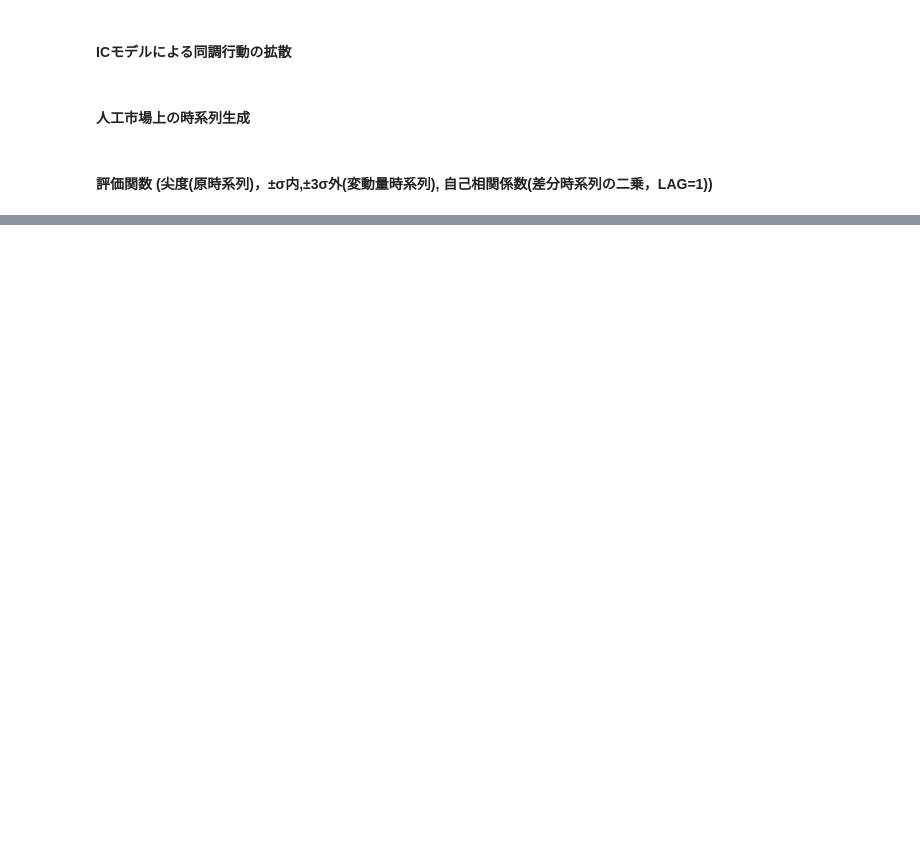
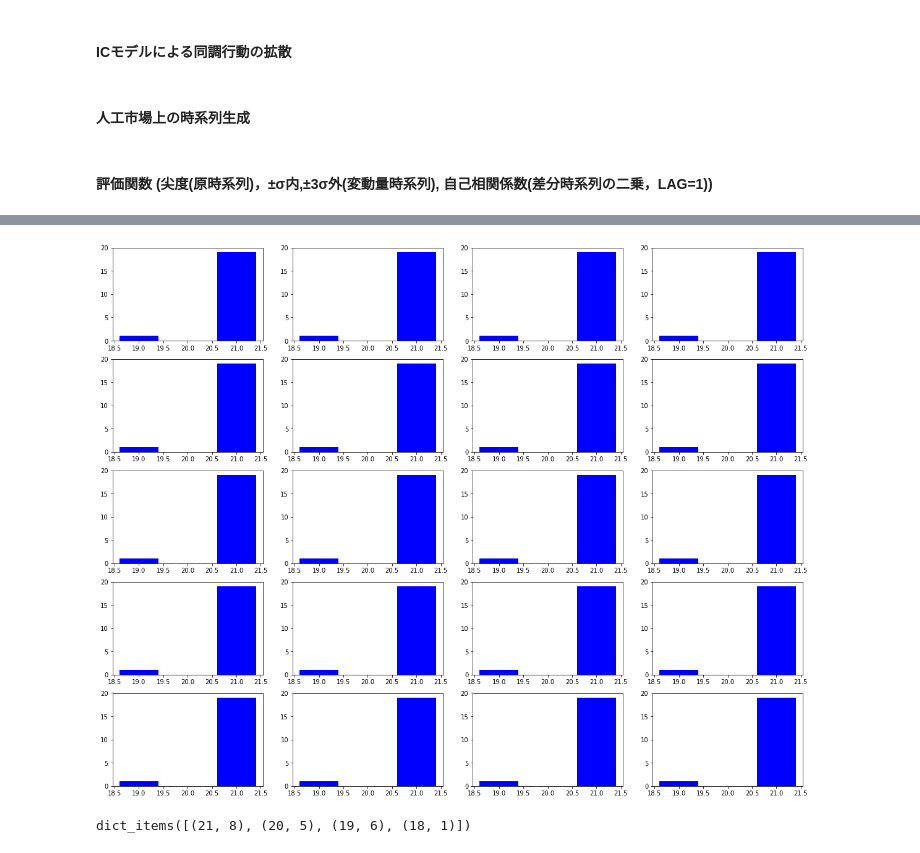
Before and after one commit to puva01/thesis, a Jupyter notebook: Market.ipynb, the cells around one changed output, grey strips where cells are left out. Drawn from its saved outputs; the diff is of its cells as text; code cells hidden in the pictures; blank space fills up the shorter version.

```diff
--- a/Market.ipynb
+++ b/Market.ipynb
@@ -237,7 +260,6 @@ def evaluate(individual):
 # %%
 import array
 import random
-import json
 
 import numpy
 
@@ -245,10 +267,10 @@ from math import sqrt
 
 from deap import algorithms
 from deap import base
-from deap import benchmarks
 from deap.benchmarks.tools import diversity, convergence, hypervolume
 from deap import creator
 from deap import tools
+
 
 creator.create("FitnessMax", base.Fitness, weights=(-1.0,-1.0,-1.0,-1.0))
 creator.create("Individual", list, fitness=creator.FitnessMax)
@@ -256,6 +278,7 @@ creator.create("Individual", list, fitness=creator.FitnessMax)
 toolbox  = base.Toolbox()
 
 toolbox.register("attr_bool", random.randint, 0, 1)
+# toolbox.register("individual", tools.initRepeat, creator.Individual, toolbox.attr_bool, int(1/2*N*(N-1)))
 toolbox.register("individual", tools.initRepeat, creator.Individual, toolbox.attr_bool, int(1/2*N*(N-1)))
 toolbox.register("population", tools.initRepeat, list, toolbox.individual)
 
@@ -268,9 +291,8 @@ toolbox.register("evaluate",evaluate,)
 def main(seed=None):
     random.seed(seed)
 
-    NGEN = 10
-#     MU =20　# MU must be multiple of 4.
-    CXPB = 0.9
+    NGEN = 5
+    CXPB = 0.8
     MU = 20
 
     stats = tools.Statistics(lambda ind: ind.fitness.values) #  argument of stats is poplation.
@@ -280,10 +302,10 @@ def main(seed=None):
     stats.register("max", numpy.max, axis=0)
 
     logbook = tools.Logbook()
-    logbook.header = "gen", "evals", "min", "avg", "max"
+    logbook.header = "gen", "min", "avg", "max"  # does "evals" need??
 
     pop = toolbox.population(n=MU)
-
+    pop0 = pop
     # Evaluate the individuals with an invalid fitness
     invalid_ind = [ind for ind in pop if not ind.fitness.valid]
     fitnesses = toolbox.map(toolbox.evaluate, invalid_ind)
@@ -324,8 +346,9 @@ def main(seed=None):
         logbook.record(gen=gen, evals=len(invalid_ind), **record)
         print(logbook.stream)
 
+
     #print("Final population hypervolume is %f" % hypervolume(pop, [11.0, 11.0]))
 
-    return pop, logbook
+    return pop, logbook ,pop0
 # %%
 if __name__ == "__main__":
@@ -337,0 +398,19 @@ KeyboardInterrupt:
+# %%
+import collections
+
+g = pop_to_graph(pop)
+loc = 0
+fig,ax = plt.subplots(5,4,figsize = (20,16))
+for i in range(5):
+    for j in range(4):
+        degree_sequence = sorted([d for n, d in g[loc].degree()], reverse=True)
+        degreeCount = collections.Counter(degree_sequence)
+        deg, cnt = zip(*degreeCount.items())
+        ax[i,j].bar(deg, cnt, width=0.80, color='b')
+plt.show()
+# %% [output]
+[figure, added]
+# %%
+degreeCount.items()
+# %% [output]
+dict_items([(21, 8), (20, 5), (19, 6), (18, 1)])
```
Also changed, not shown: parts of 12 cells of this notebook.
